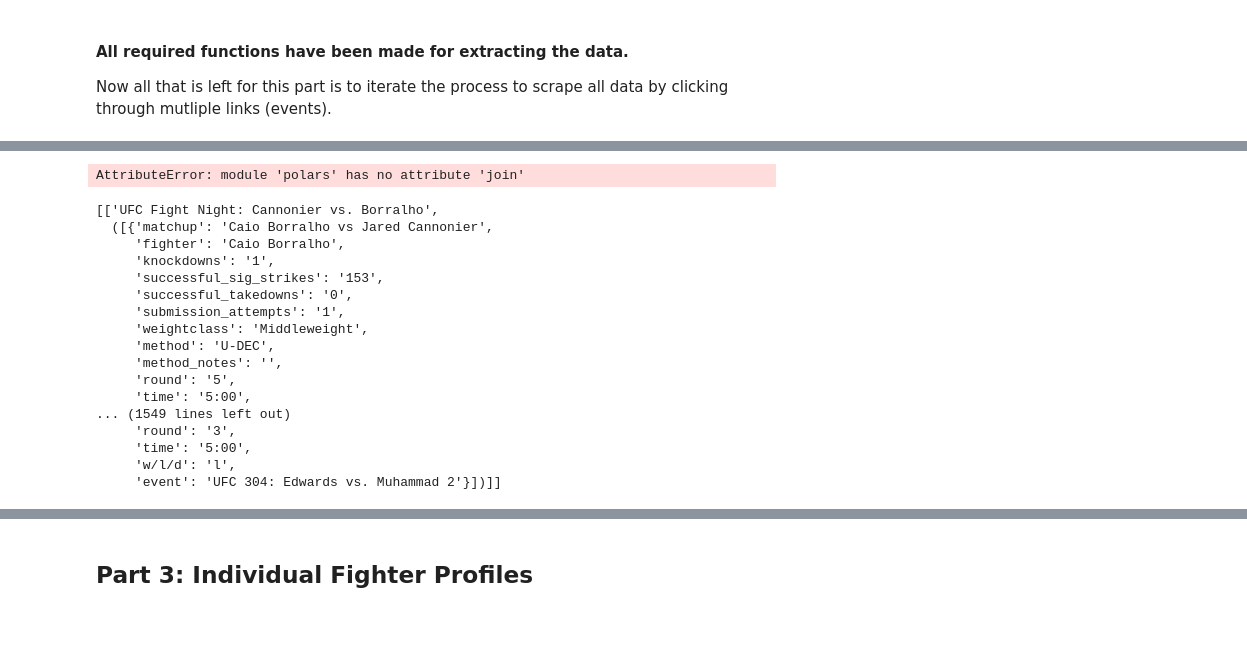
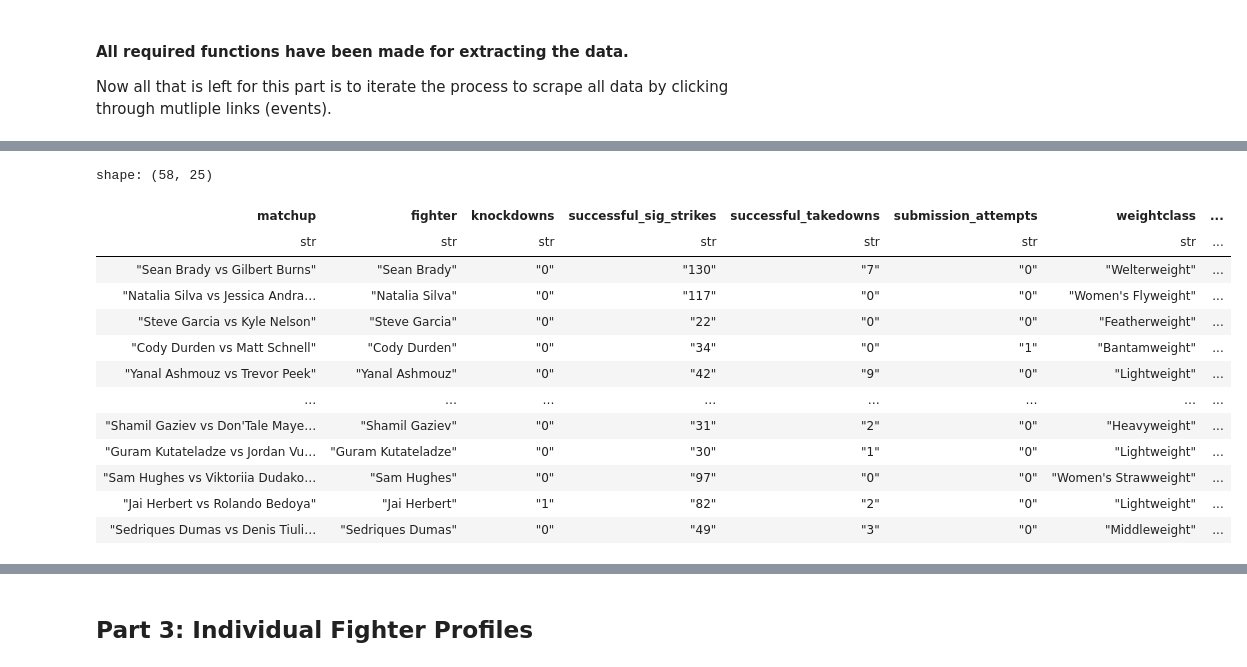
Before and after one commit to ashiph-ui/UFCDatabase, a Jupyter notebook: DataCollection/sql-database.ipynb, the cells around one changed output, grey strips where cells are left out. Cells and saved outputs as stored; diff of their text form; code cells hidden in the pictures; blank space fills up the shorter version.

```diff
--- a/DataCollection/sql-database.ipynb
+++ b/DataCollection/sql-database.ipynb
@@ -519,24 +486,18 @@ shape: (120, 13)
 # %%
-pl.join(winners, losers, on='matchup', how='inner')
+alt = winners.join(losers, on='matchup', how='inner', suffix='_2')
+alt
 # %% [output]
-AttributeError: module 'polars' has no attribute 'join'
+shape: (58, 25)
+| matchup | fighter | knockdowns | successful_sig_strikes | successful_takedowns | submission_attempts | weightclass | ... |
+| str | str | str | str | str | str | str | ... |
+| "Sean Brady vs Gilbert Burns" | "Sean Brady" | "0" | "130" | "7" | "0" | "Welterweight" | ... |
+| "Natalia Silva vs Jessica Andra… | "Natalia Silva" | "0" | "117" | "0" | "0" | "Women's Flyweight" | ... |
+| "Steve Garcia vs Kyle Nelson" | "Steve Garcia" | "0" | "22" | "0" | "0" | "Featherweight" | ... |
+| "Cody Durden vs Matt Schnell" | "Cody Durden" | "0" | "34" | "0" | "1" | "Bantamweight" | ... |
+| "Yanal Ashmouz vs Trevor Peek" | "Yanal Ashmouz" | "0" | "42" | "9" | "0" | "Lightweight" | ... |
+| … | … | … | … | … | … | … | ... |
+| "Shamil Gaziev vs Don'Tale Maye… | "Shamil Gaziev" | "0" | "31" | "2" | "0" | "Heavyweight" | ... |
+| "Guram Kutateladze vs Jordan Vu… | "Guram Kutateladze" | "0" | "30" | "1" | "0" | "Lightweight" | ... |
+| "Sam Hughes vs Viktoriia Dudako… | "Sam Hughes" | "0" | "97" | "0" | "0" | "Women's Strawweight" | ... |
+| "Jai Herbert vs Rolando Bedoya" | "Jai Herbert" | "1" | "82" | "2" | "0" | "Lightweight" | ... |
+| "Sedriques Dumas vs Denis Tiuli… | "Sedriques Dumas" | "0" | "49" | "3" | "0" | "Middleweight" | ... |
-# %%
-five_recent_events
-# %% [output]
-[['UFC Fight Night: Cannonier vs. Borralho',
-  ([{'matchup': 'Caio Borralho vs Jared Cannonier',
-     'fighter': 'Caio Borralho',
-     'knockdowns': '1',
-     'successful_sig_strikes': '153',
-     'successful_takedowns': '0',
-     'submission_attempts': '1',
-     'weightclass': 'Middleweight',
-     'method': 'U-DEC',
-     'method_notes': '',
-     'round': '5',
-     'time': '5:00',
-... (1549 lines left out)
-     'round': '3',
-     'time': '5:00',
-     'w/l/d': 'l',
-     'event': 'UFC 304: Edwards vs. Muhammad 2'}])]]
```
Also changed, not shown: parts of 43 cells of this notebook.
